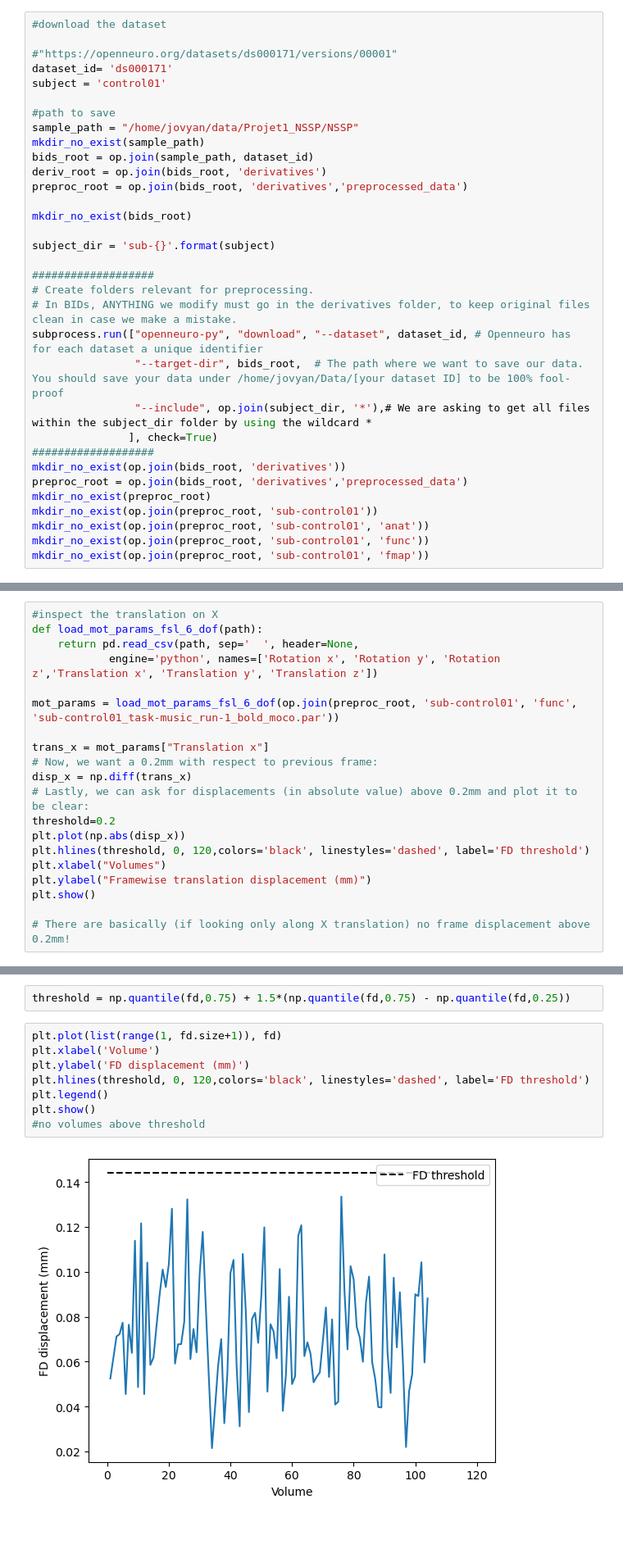
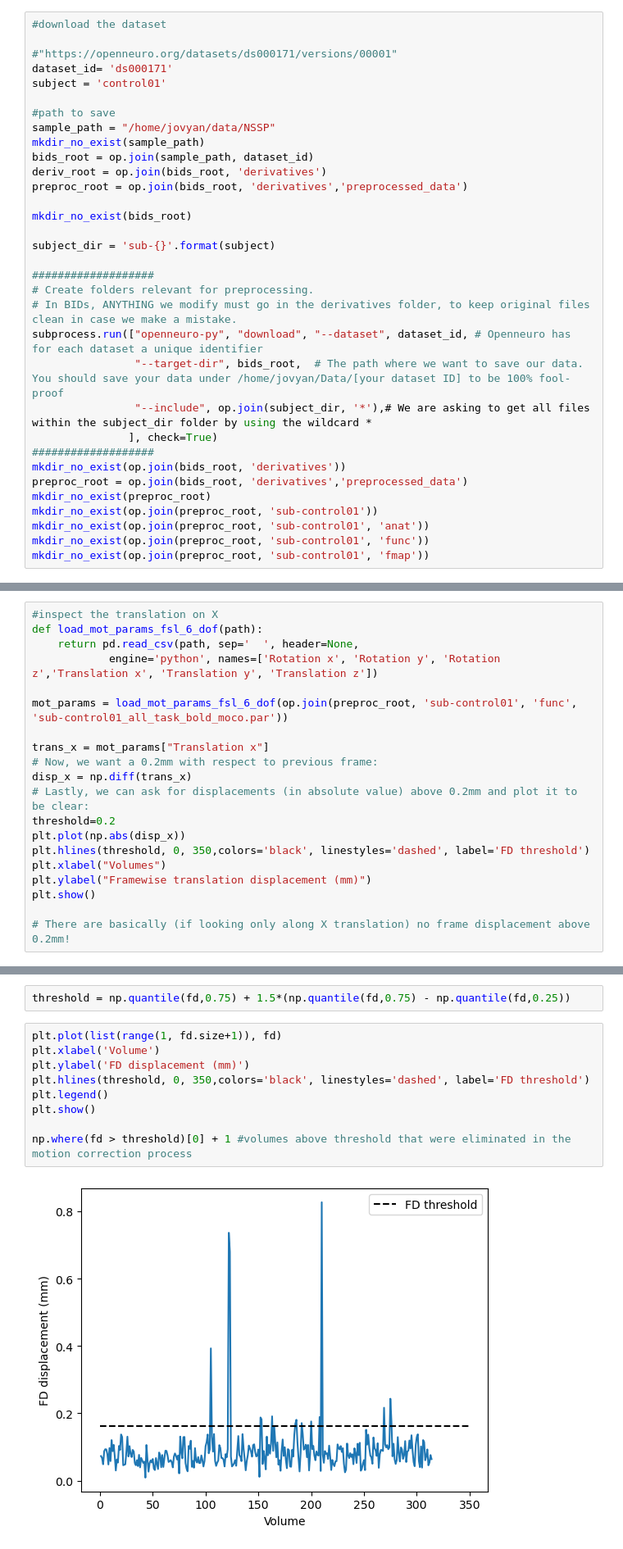
Before and after one commit to ThibthibML/NSSP, a Jupyter notebook: project1.ipynb, the cells around one changed output, grey strips where cells are left out. Shown: that part at 82% size. Cells and saved outputs as stored; diff of their text form.

```diff
--- a/project1.ipynb
+++ b/project1.ipynb
@@ -102,7 +96,7 @@ dataset_id= 'ds000171'
 subject = 'control01'
 
 #path to save
-sample_path = "/home/jovyan/data/Projet1_NSSP/NSSP"
+sample_path = "/home/jovyan/data/NSSP"
 mkdir_no_exist(sample_path)
 bids_root = op.join(sample_path, dataset_id)
 deriv_root = op.join(bids_root, 'derivatives')
@@ -364,7 +403,7 @@ def load_mot_params_fsl_6_dof(path):
     return pd.read_csv(path, sep='  ', header=None,
             engine='python', names=['Rotation x', 'Rotation y', 'Rotation z','Translation x', 'Translation y', 'Translation z'])
 
-mot_params = load_mot_params_fsl_6_dof(op.join(preproc_root, 'sub-control01', 'func', 'sub-control01_task-music_run-1_bold_moco.par'))
+mot_params = load_mot_params_fsl_6_dof(op.join(preproc_root, 'sub-control01', 'func', 'sub-control01_all_task_bold_moco.par'))
 
 trans_x = mot_params["Translation x"]
 # Now, we want a 0.2mm with respect to previous frame:
@@ -372,7 +411,7 @@ disp_x = np.diff(trans_x)
 # Lastly, we can ask for displacements (in absolute value) above 0.2mm and plot it to be clear:
 threshold=0.2
 plt.plot(np.abs(disp_x))
-plt.hlines(threshold, 0, 120,colors='black', linestyles='dashed', label='FD threshold')
+plt.hlines(threshold, 0, 350,colors='black', linestyles='dashed', label='FD threshold')
 plt.xlabel("Volumes")
 plt.ylabel("Framewise translation displacement (mm)")
 plt.show()
@@ -435,10 +436,11 @@ threshold = np.quantile(fd,0.75) + 1.5*(np.quantile(fd,0.75) - np.quantile(fd,0.
 # %%
 plt.plot(list(range(1, fd.size+1)), fd)
 plt.xlabel('Volume')
 plt.ylabel('FD displacement (mm)')
-plt.hlines(threshold, 0, 120,colors='black', linestyles='dashed', label='FD threshold')
+plt.hlines(threshold, 0, 350,colors='black', linestyles='dashed', label='FD threshold')
 plt.legend()
 plt.show()
-#no volumes above threshold
+
+np.where(fd > threshold)[0] + 1 #volumes above threshold that were eliminated in the motion correction process
 # %% [output]
-[figure, old version]
+[figure, new version]
```
Also changed, not shown: parts of 45 cells of this notebook.
